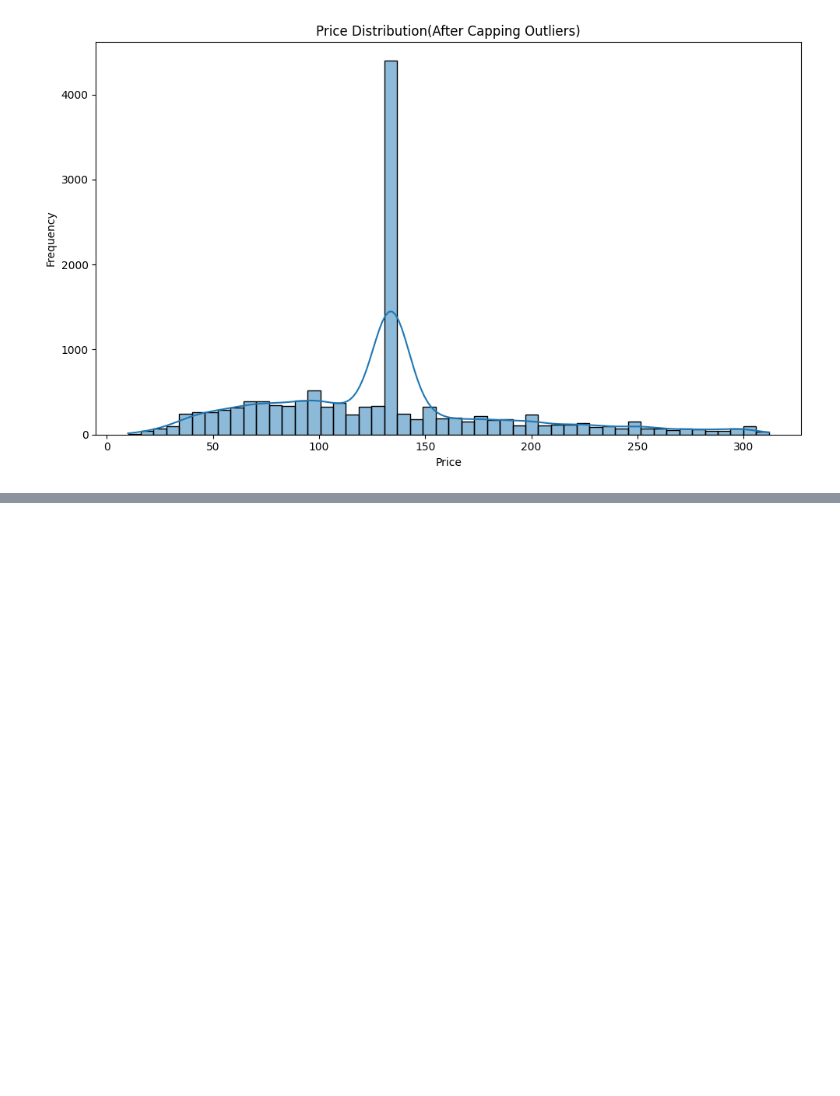
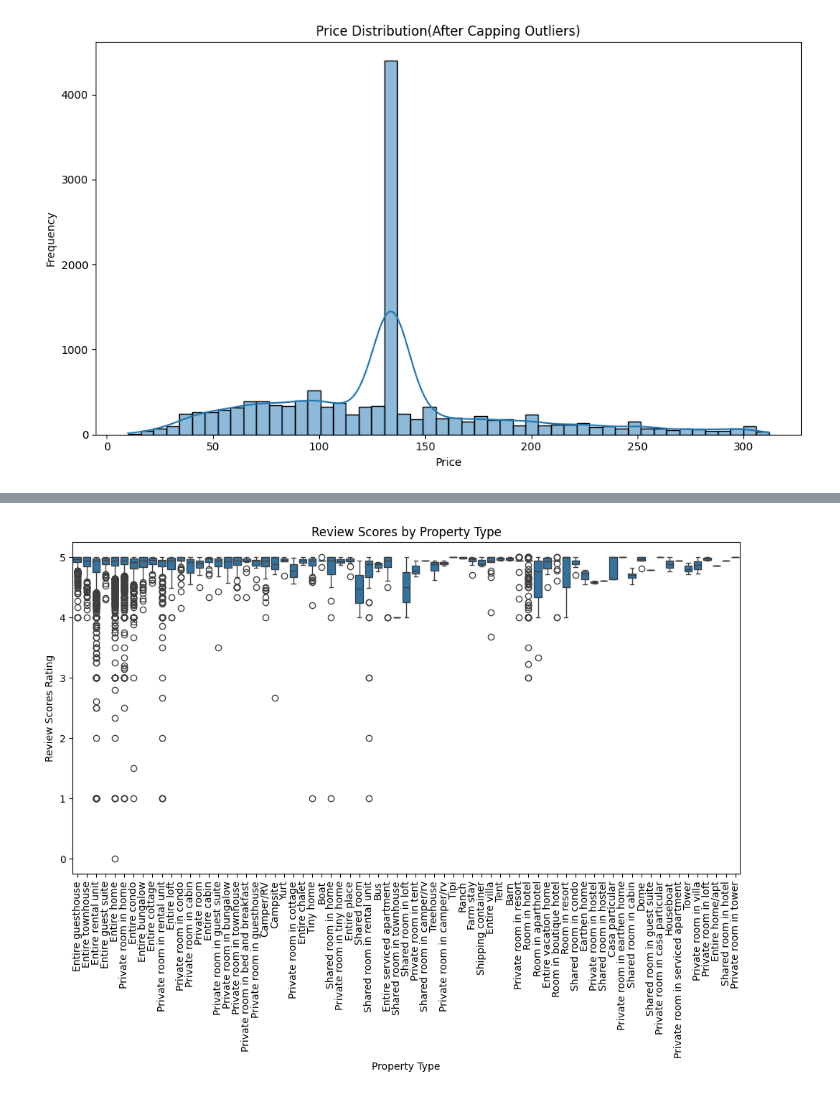
Before and after one commit to SOMEBODYxDDD/EDA, a Jupyter notebook: EDA1/EDA work.ipynb, the cells around one changed output, grey strips where cells are left out. Drawn from its saved outputs; the diff is of its cells as text; code cells hidden in the pictures; blank space fills up the shorter version.

```diff
--- a/EDA1/EDA work.ipynb
+++ b/EDA1/EDA work.ipynb
@@ -247,0 +325,10 @@ plt.show()
+# %%
+plt.figure(figsize=(12, 6))
+sns.boxplot(x='property_type', y='review_scores_rating', data=listings_cleaned)
+plt.title('Review Scores by Property Type')
+plt.xlabel('Property Type')
+plt.ylabel('Review Scores Rating')
+plt.xticks(rotation=90)
+plt.show()
+# %% [output]
+[figure, added]
```
Also changed, not shown: parts of 10 cells of this notebook.
